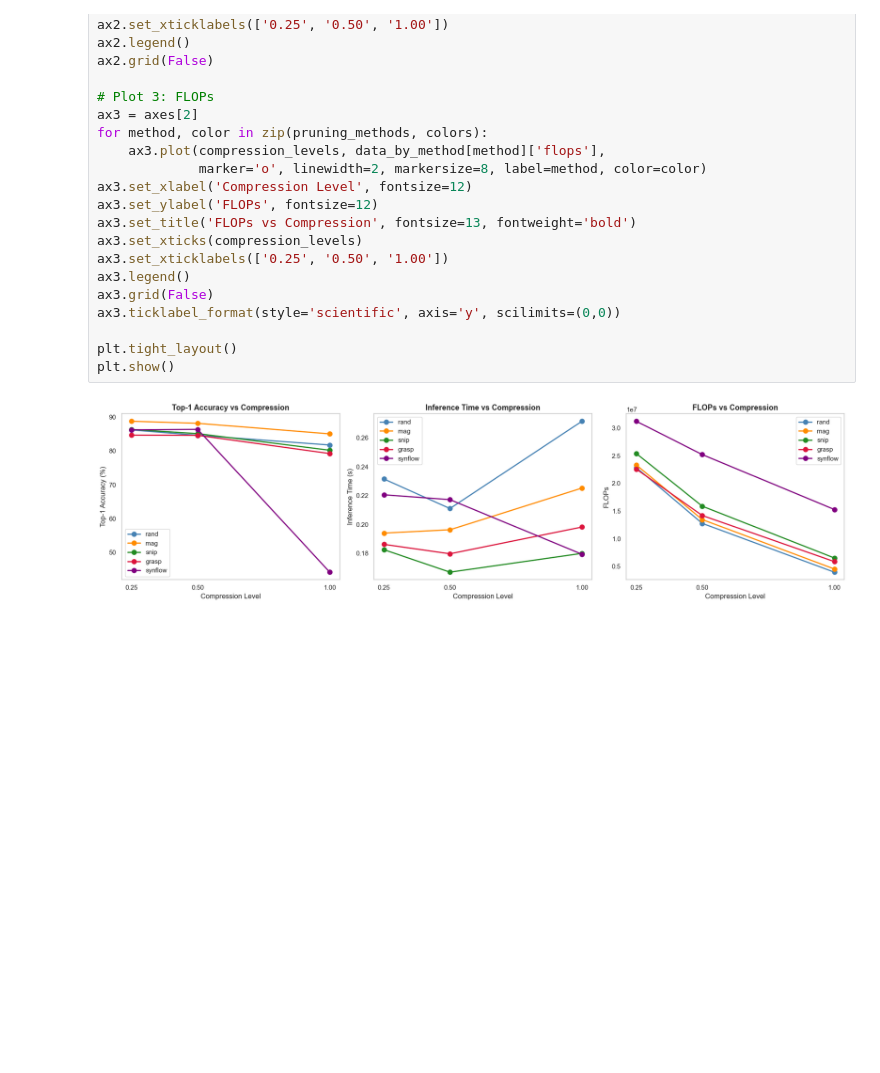
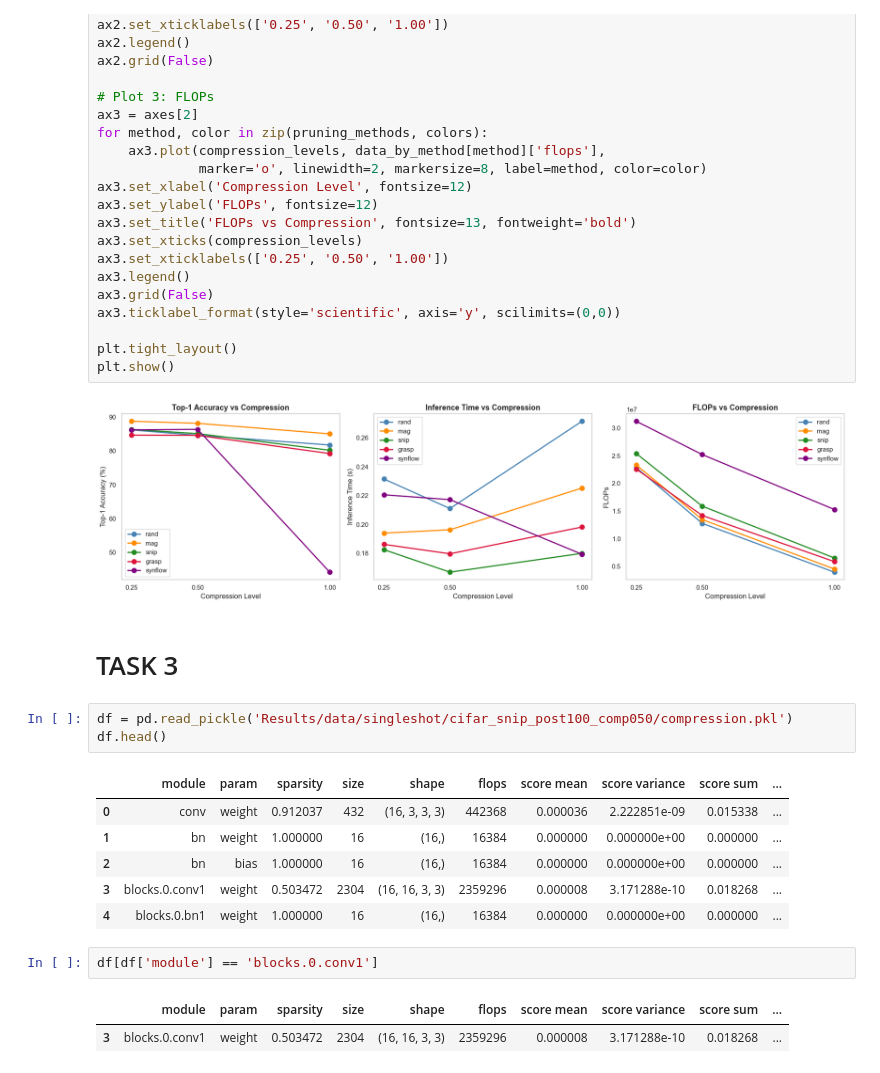
Before and after one commit to michaelneuder/COS568-A1, a Jupyter notebook: results_inspect.ipynb, the cells around one changed output. Saved outputs shown, nothing was run; the diff lists cells and outputs as text; blank space fills up the shorter version.

```diff
--- a/results_inspect.ipynb
+++ b/results_inspect.ipynb
@@ -384,3 +384,20 @@ plt.tight_layout()
 plt.show()
 # %% [output]
 [figure]
+# %% [markdown]
+# TASK 3
+# %%
+df = pd.read_pickle('Results/data/singleshot/cifar_snip_post100_comp050/compression.pkl')
+df.head()
+# %% [output]
+|  | module | param | sparsity | size | shape | flops | score mean | score variance | score sum | ... |
+| 0 | conv | weight | 0.912037 | 432 | (16, 3, 3, 3) | 442368 | 0.000036 | 2.222851e-09 | 0.015338 | ... |
+| 1 | bn | weight | 1.000000 | 16 | (16,) | 16384 | 0.000000 | 0.000000e+00 | 0.000000 | ... |
+| 2 | bn | bias | 1.000000 | 16 | (16,) | 16384 | 0.000000 | 0.000000e+00 | 0.000000 | ... |
+| 3 | blocks.0.conv1 | weight | 0.503472 | 2304 | (16, 16, 3, 3) | 2359296 | 0.000008 | 3.171288e-10 | 0.018268 | ... |
+| 4 | blocks.0.bn1 | weight | 1.000000 | 16 | (16,) | 16384 | 0.000000 | 0.000000e+00 | 0.000000 | ... |
+# %%
+df[df['module'] == 'blocks.0.conv1']
+# %% [output]
+|  | module | param | sparsity | size | shape | flops | score mean | score variance | score sum | ... |
+| 3 | blocks.0.conv1 | weight | 0.503472 | 2304 | (16, 16, 3, 3) | 2359296 | 0.000008 | 3.171288e-10 | 0.018268 | ... |
```
Also changed, not shown: parts of 4 cells of this notebook, 4 other files.
